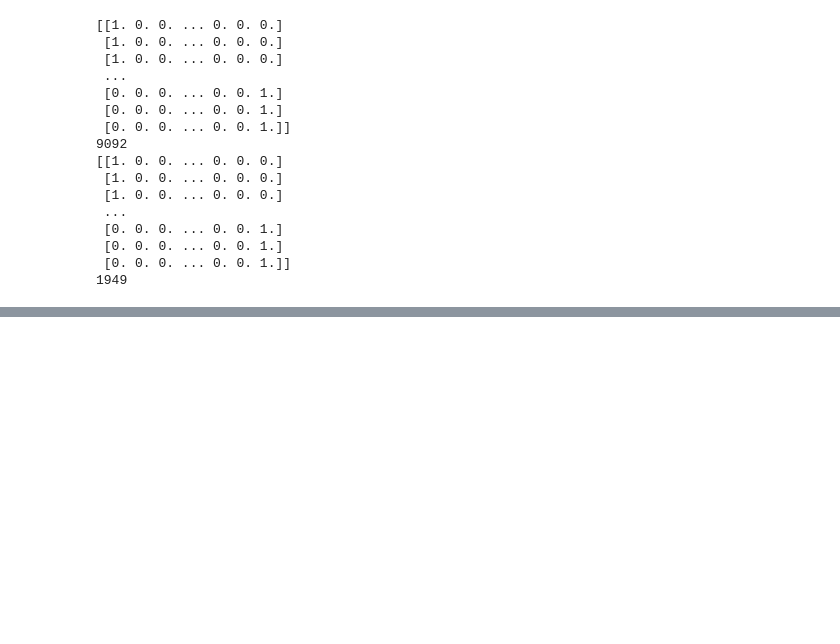
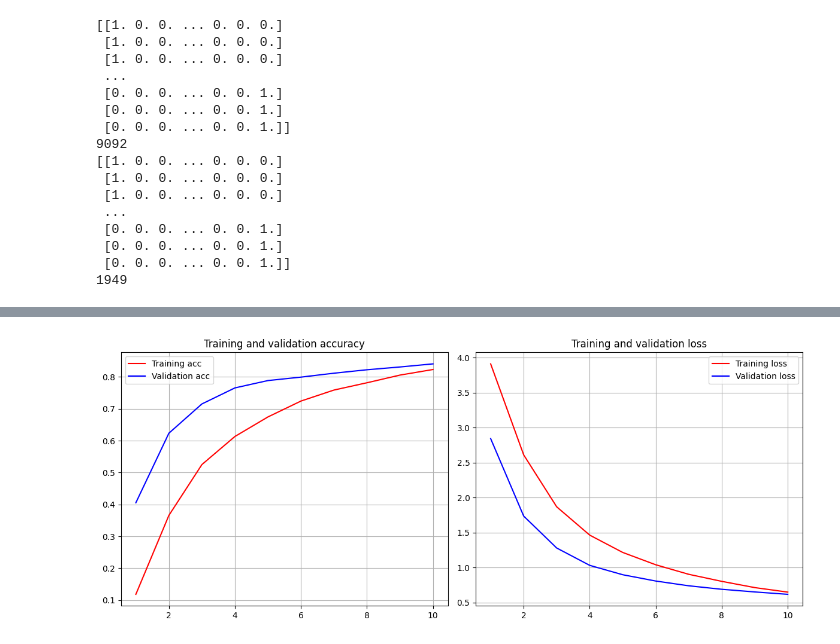
Before and after one commit to SergioManuelJob/NACHI, a Jupyter notebook: Entrenamiento Modelo.ipynb, the cells around one changed output, grey strips where cells are left out. Drawn from its saved outputs; the diff is of its cells as text; code cells hidden in the pictures; blank space fills up the shorter version.

```diff
--- a/Entrenamiento Modelo.ipynb
+++ b/Entrenamiento Modelo.ipynb
@@ -199,0 +306,7 @@ ValueError: Unrecognized data type: x=[[[[0.13333333 0.18823529 0.2627451 ]
+# %%
+model = Sequential()
+
+base_model= tf.keras.applications.ResNet50(include_top=False,
+                   input_shape=input_shape,
+                   pooling='avg',classes=75,
+                   weights='imagenet')
@@ -199,0 +316,15 @@ ValueError: Unrecognized data type: x=[[[[0.13333333 0.18823529 0.2627451 ]
+# %%
+model.add(base_model)
+model.add(Flatten())
+model.add(Dense(256, activation='relu'))
+model.add(Dropout(0.5)) # to prevent overfitting
+model.add(Dense(75, activation='softmax'))
+# %%
+model.compile(optimizer=Adam(learning_rate=0.0001),
+             loss='sparse_categorical_crossentropy',
+             metrics=['accuracy'])
+# %%
+history = model.fit(train_dataset,
+                    epochs=10,
+                    validation_data=val_dataset,
+                   )
@@ -199,0 +352,4 @@ ValueError: Unrecognized data type: x=[[[[0.13333333 0.18823529 0.2627451 ]
+# %%
+visualize(history)
+# %% [output]
+[figure, added]
```
Also changed, not shown: parts of 19 cells of this notebook, 2 other files.
